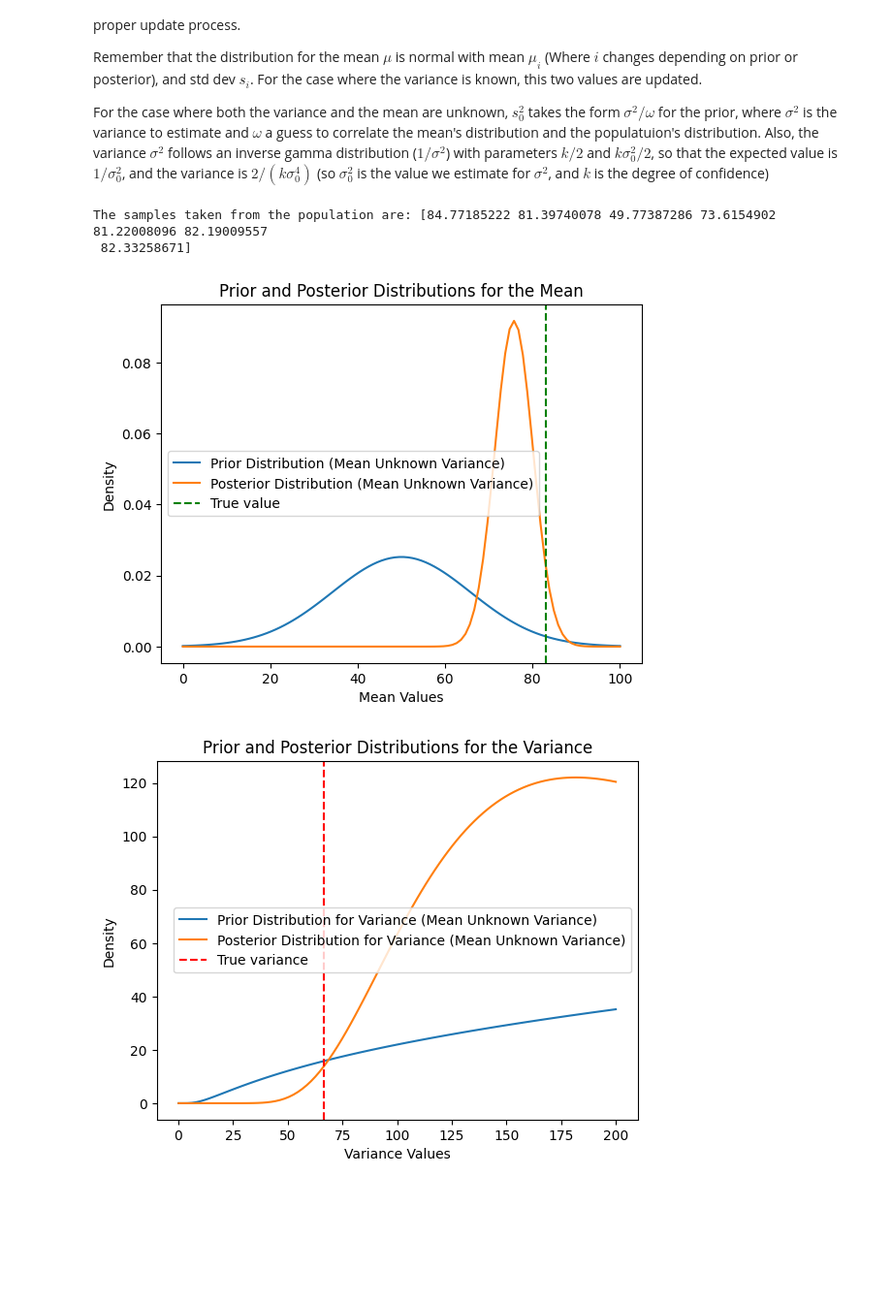
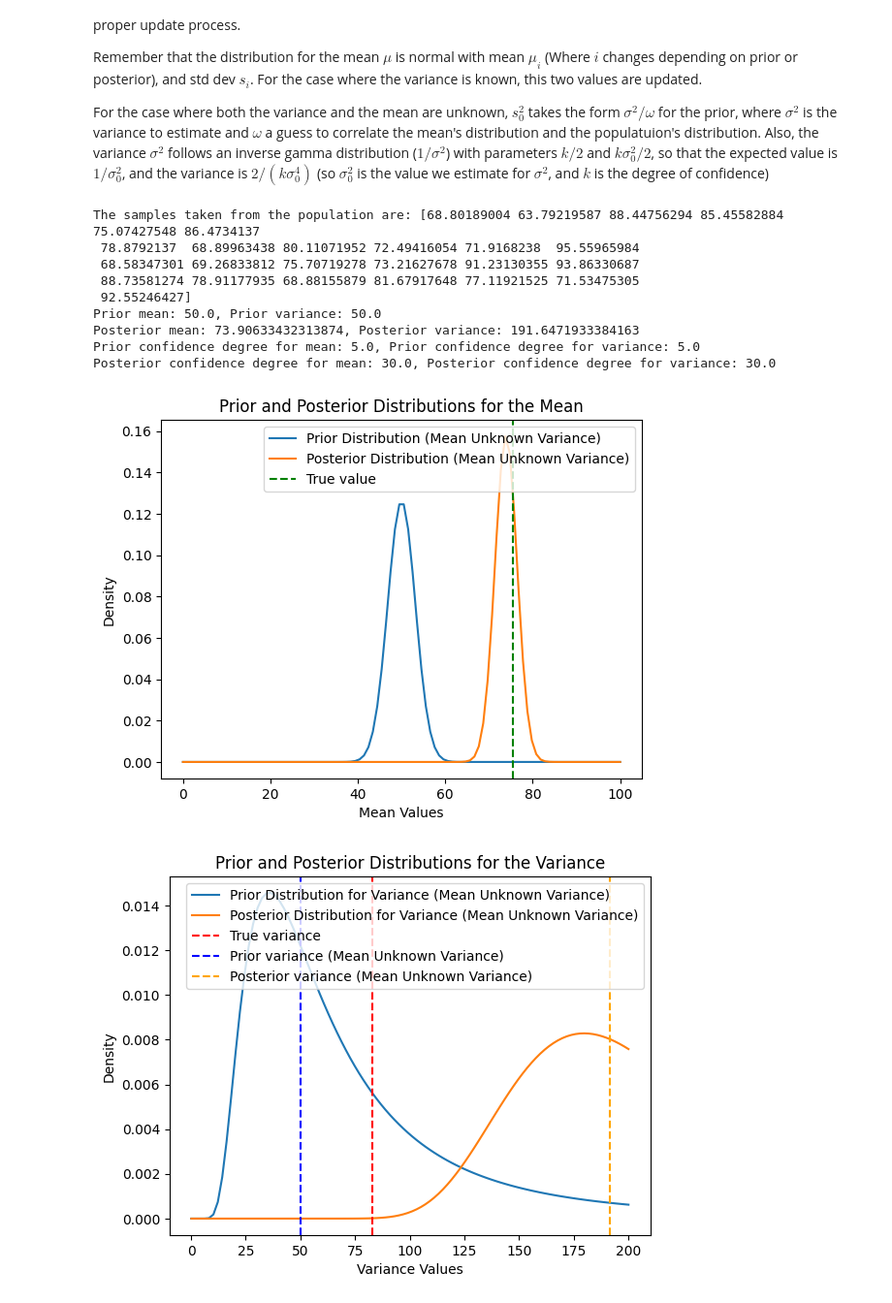
Before and after one commit to tzar-or/bayesian-stats-with-julia-and-python, a Jupyter notebook: normal-distribution/python.ipynb, the cells around one changed output. Shown at 97% size. Drawn from its saved outputs; the diff is of its cells as text; code cells hidden in the pictures; blank space fills up the shorter version.

Commit message:
Corrected eq for normal dist estm

```diff
--- a/normal-distribution/python.ipynb
+++ b/normal-distribution/python.ipynb
@@ -17,9 +17,9 @@ random_variance = 100*np.random.rand()
 def normal(X,mean,variance):
     return (2*np.pi*variance)**(-1/2) * np.exp(-(X-mean)**2/(2*variance))
 
-# We use a gamma distribution for the precision (1/variance) prior and posterior
-def gamma(mu,alpha,beta):
-    return (beta**alpha)/sp.gamma(alpha) * mu**(alpha-1) * np.exp(-beta*mu)
+# We use a invgamma distribution for the precision (1/variance) prior and posterior
+def invgamma(mu,alpha,beta):
+    return (beta**alpha)/sp.gamma(alpha) * mu**(-alpha-1) * np.exp(-beta/mu)
 # %% [markdown]
 Now, in the following cells you can insert the parameters that you need for the priori and for the sample. You can allways replay this cell, which will show the graphs for the priori and posterior, the parameters, and info about the sample taken.cWe must ask the user if the variance will be or will be not known, so depending on the selected option, we use the proper update process.
 
@@ -61,7 +61,17 @@ if variance_known == 0:
     kappa_post = kappa + n
     omega_post = omega + n
     mu_post = (omega*mu_prior + n*np.mean(samples)) / (omega + n)
-    variance_post = (kappa*variance_prior + np.sum((samples - np.mean(samples))**2) + n*np.mean(samples)**2 + mu_prior**2*omega - mu_post**2*(omega + n)) / (kappa + n)
+    variance_post = (1/(n+omega)) * (kappa*variance_prior + np.sum((samples - np.mean(samples))**2) + (omega*n/(omega+n))*(np.mean(samples)-mu_prior)**2)
+
+# We print the prior and posterior parameters
+if variance_known == 1:
+    print(f"Prior mean: {mu_prior}, Prior variance (mean dist): {s_prior}")
+    print(f"Posterior mean: {mu_post}, Posterior variance: {s_post}")
+else:
+    print(f"Prior mean: {mu_prior}, Prior variance: {variance_prior}")
+    print(f"Posterior mean: {mu_post}, Posterior variance: {variance_post}")
+    print(f"Prior confidence degree for mean: {omega}, Prior confidence degree for variance: {kappa}")
+    print(f"Posterior confidence degree for mean: {omega_post}, Posterior confidence degree for variance: {kappa_post}")
 
 # Then we graph the prior and posterior distributions for the mean
 import matplotlib.pyplot as plt
@@ -83,22 +93,32 @@ plt.title('Prior and Posterior Distributions for the Mean')
 plt.legend()
 plt.show()
 # %% [output]
-The samples taken from the population are: [84.77185222 81.39740078 49.77387286 73.6154902  81.22008096 82.19009557
- 82.33258671]
+The samples taken from the population are: [68.80189004 63.79219587 88.44756294 85.45582884 75.07427548 86.4734137
+ 78.8792137  68.89963438 80.11071952 72.49416054 71.9168238  95.55965984
+ 68.58347301 69.26833812 75.70719278 73.21627678 91.23130355 93.86330687
+ 88.73581274 78.91177935 68.88155879 81.67917648 77.11921525 71.53475305
+ 92.55246427]
+Prior mean: 50.0, Prior variance: 50.0
+Posterior mean: 73.90633432313874, Posterior variance: 191.6471933384163
+Prior confidence degree for mean: 5.0, Prior confidence degree for variance: 5.0
+Posterior confidence degree for mean: 30.0, Posterior confidence degree for variance: 30.0
-[figure, old version]
+[figure, new version]
 # %%
 # We also graph the prior and posterior distributions for the variance if it is unknown
 if variance_known == 0:
     variance_values = np.linspace(0.1, 200, 100)
-    prior_variance_values = gamma(1/variance_values, kappa/2, kappa*variance_prior/2)
-    posterior_variance_values = gamma(1/variance_values, kappa_post/2, kappa_post*variance_post/2)
+    prior_variance_values = invgamma(variance_values, kappa/2, kappa*variance_prior/2)
+    posterior_variance_values = invgamma(variance_values, kappa_post/2, kappa_post*variance_post/2)
     plt.plot(variance_values, prior_variance_values, label='Prior Distribution for Variance (Mean Unknown Variance)')
     plt.plot(variance_values, posterior_variance_values, label='Posterior Distribution for Variance (Mean Unknown Variance)')
     plt.axvline(random_variance, color='red', linestyle='--', label='True variance')
+    # We put on a similar line the prior and posterior mean variance for the known variance case
+    plt.axvline(variance_prior, color='blue', linestyle='--', label='Prior variance (Mean Unknown Variance)')
+    plt.axvline(variance_post, color='orange', linestyle='--', label='Posterior variance (Mean Unknown Variance)')
     plt.xlabel('Variance Values')
     plt.ylabel('Density')
     plt.title('Prior and Posterior Distributions for the Variance')
     plt.legend()
     plt.show()
 # %% [output]
-[figure, old version]
+[figure, new version]
```
